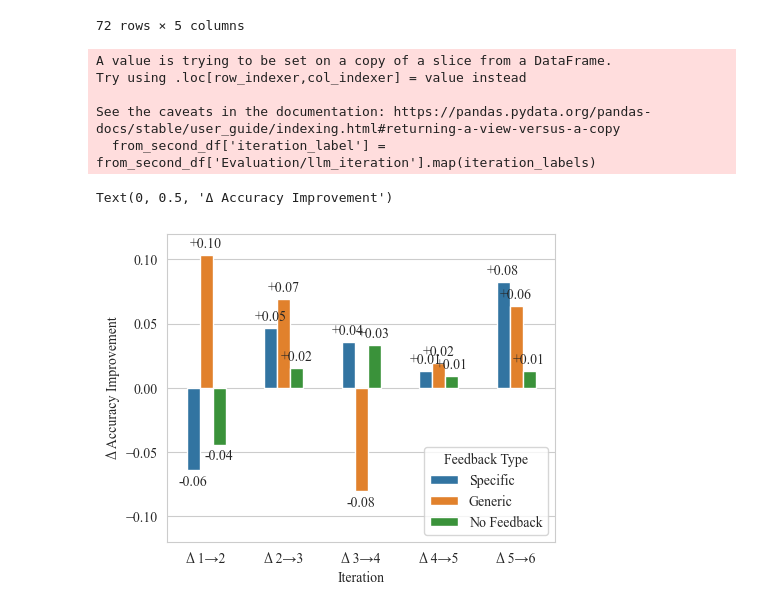
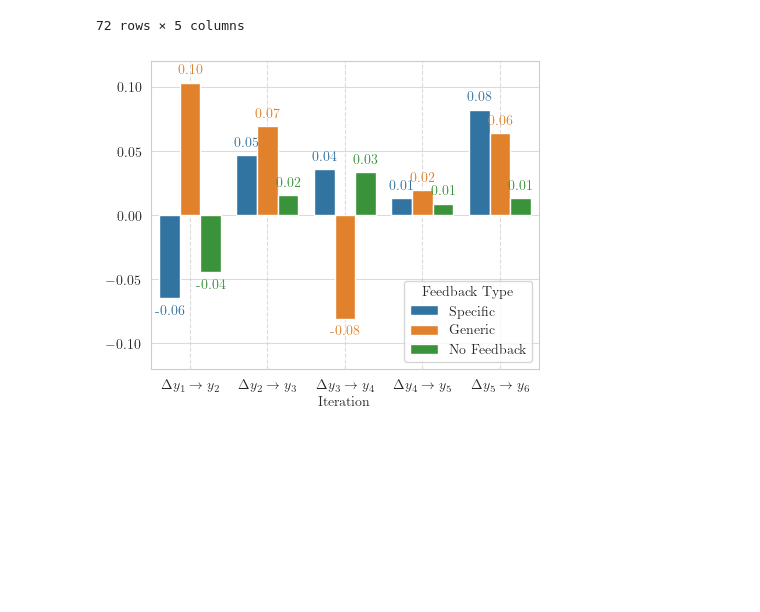
Before and after one commit to bic4907/pcgrl-llm, a Jupyter notebook: visualize_result/scenario/3. feedback.ipynb, the cells around one changed output. Drawn from its saved outputs; the diff is of its cells as text; code cells hidden in the pictures; blank space fills up the shorter version.

Commit message:
update evaluation jupyter notebook

```diff
--- a/visualize_result/scenario/3. feedback.ipynb
+++ b/visualize_result/scenario/3. feedback.ipynb
@@ -99,46 +99,67 @@ df
 | 71 | tot | no | 9 | 0.422222 | -0.015556 |
 72 rows × 5 columns
 # %%
+import matplotlib
 from matplotlib import pyplot as plt
+import seaborn as sns
 
-plt.figure(figsize=(5, 4)
-           )
+plt.rcParams['text.usetex'] = True
+plt.rc('font', family='Times New Roman')  # Windows의 경우
+
+# Iteration Labels 설정
 iteration_labels = {
-    2: 'Δ 1→2',
-    3: 'Δ 2→3',
-    4: 'Δ 3→4',
-    5: 'Δ 4→5',
-    6: 'Δ 5→6'
+    2: r'$\Delta y_{1}\rightarrow{}y_{2}$',
+    3: r'$\Delta y_{2}\rightarrow{}y_{3}$',
+    4: r'$\Delta y_{3}\rightarrow{}y_{4}$',
+    5: r'$\Delta y_{4}\rightarrow{}y_{5}$',
+    6: r'$\Delta y_{5}\rightarrow{}y_{6}$',
 }
 
-plt.rc('font', family='Times New Roman')  # Windows의 경우
+# feedback_type 값 교체
+df['feedback_type'] = df['feedback_type'].replace({
+    'no': 'No Feedback',
+    'generic': 'Generic',
+    'default': 'Specific'
+})
 
-# replace 'no' -> 'No Feedback', 'generic' -> 'Generic', 'default' -> 'Specific' in 'feedback_type'
-df['feedback_type'] = df['feedback_type'].replace({'no': 'No Feedback', 'generic': 'Generic', 'default': 'Specific'})
-
+# 필터링 및 데이터 설정
 from_second_df = df[(df['Evaluation/llm_iteration'] >= 2) & (df['Evaluation/llm_iteration'] <= 6)]
-from_second_df = df[df['pe'] == 'cot']
+from_second_df = from_second_df[from_second_df['pe'] == 'cot']
 from_second_df['iteration_label'] = from_second_df['Evaluation/llm_iteration'].map(iteration_labels)
 
+# Barplot 생성
+plt.figure(figsize=(5, 4))
+ax = sns.barplot(data=from_second_df, x='iteration_label', y='acc_imp_perc_diff',
+                 hue="feedback_type", errorbar=None, width=0.8)
 
-ax = sns.barplot(data=from_second_df, x='iteration_label', y='acc_imp_perc_diff', hue="feedback_type", errorbar=None, width=0.5)
+# X, Y 범위 설정
 ax.set_xlim(-0.5, len(iteration_labels) - 0.5)
 ax.set_ylim(-0.12, +0.12)
-# 각 막대 위에 값 표시
-# 각 막대 위에 ± 기호를 포함한 값 표시
+
+# 각 막대 위에 bar 색깔과 일치하는 label 표시 (음수는 막대 아래에 표시)
 for container in ax.containers:
-    labels = [f"{'+' if v > 0 else ''}{v:.2f}" for v in container.datavalues]
-    ax.bar_label(container, labels=labels, padding=3)
+    for bar in container:
+        color = bar.get_facecolor()  # 막대의 색상 가져오기
+        value = bar.get_height()     # 막대 높이 (데이터 값)
+        label = f"{value:.2f}"       # 라벨 포맷팅
 
+        # 위치 조건: 양수면 위에, 음수면 아래에 위치
+        y_position = bar.get_height() + 0.005 if value >= 0 else bar.get_height() - 0.005
+
+        ax.text(bar.get_x() + bar.get_width() / 2,
+                y_position,  # 조건에 따른 위치 조정
+                label,
+                ha='center', va='bottom' if value >= 0 else 'top',  # 음수일 경우 va를 top으로
+                color=color, fontsize=10)  # 텍스트 색상을 막대 색깔로 설정
+
+# 범례 및 레이블 설정
 ax.legend(title='Feedback Type')
-
 plt.xlabel('Iteration')
-plt.ylabel('Δ Accuracy Improvement')
+plt.ylabel(None)
+plt.grid(axis='y', linestyle='-', alpha=0.7)
+plt.grid(axis='x', linestyle='--', alpha=0.7)
+plt.savefig('feedback_type.pdf', dpi=300, bbox_inches='tight')
+# 그래프 출력
+plt.show()
 # %% [output]
-A value is trying to be set on a copy of a slice from a DataFrame.
-Try using .loc[row_indexer,col_indexer] = value instead
-
-See the caveats in the documentation: https://pandas.pydata.org/pandas-docs/stable/user_guide/indexing.html#returning-a-view-versus-a-copy
-  from_second_df['iteration_label'] = from_second_df['Evaluation/llm_iteration'].map(iteration_labels)
-Text(0, 0.5, 'Δ Accuracy Improvement')
-[figure, old version]
+[figure, new version]
```
Also changed, not shown: parts of 1 cell of this notebook.
